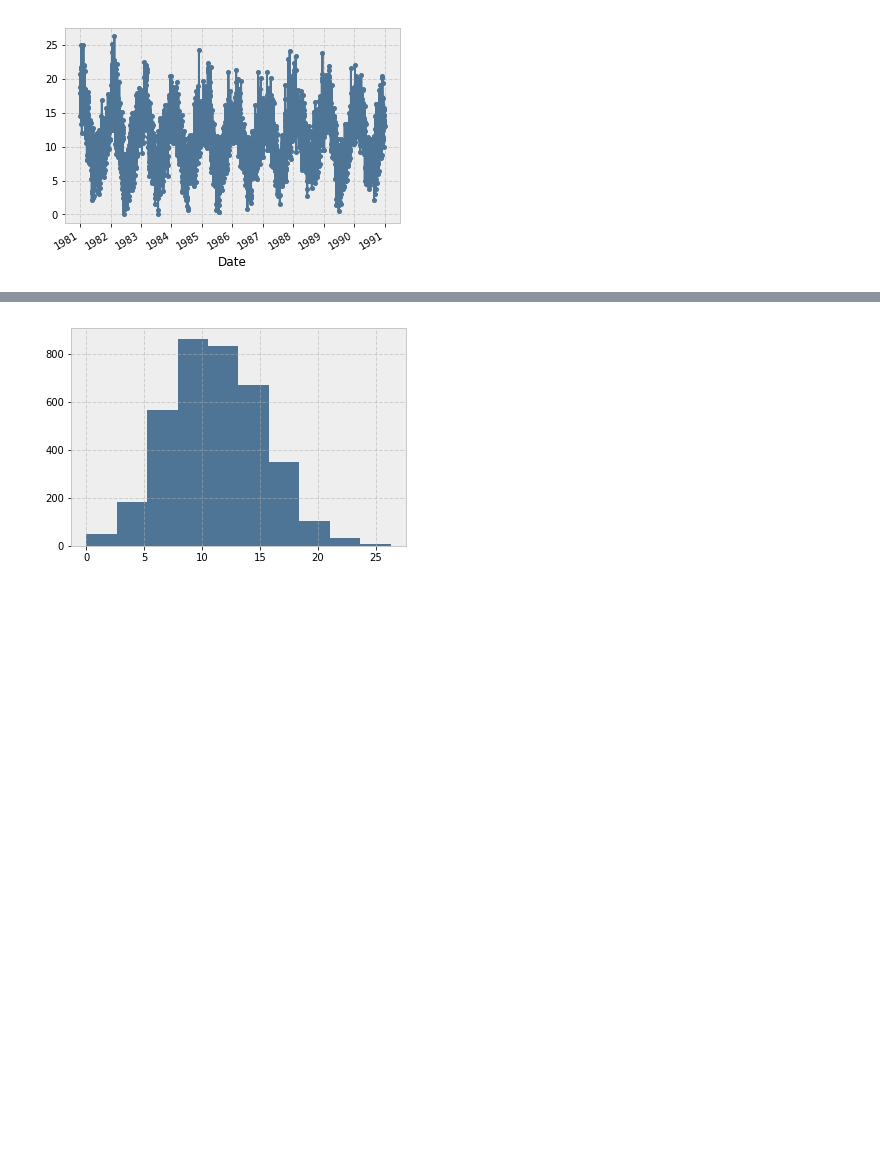
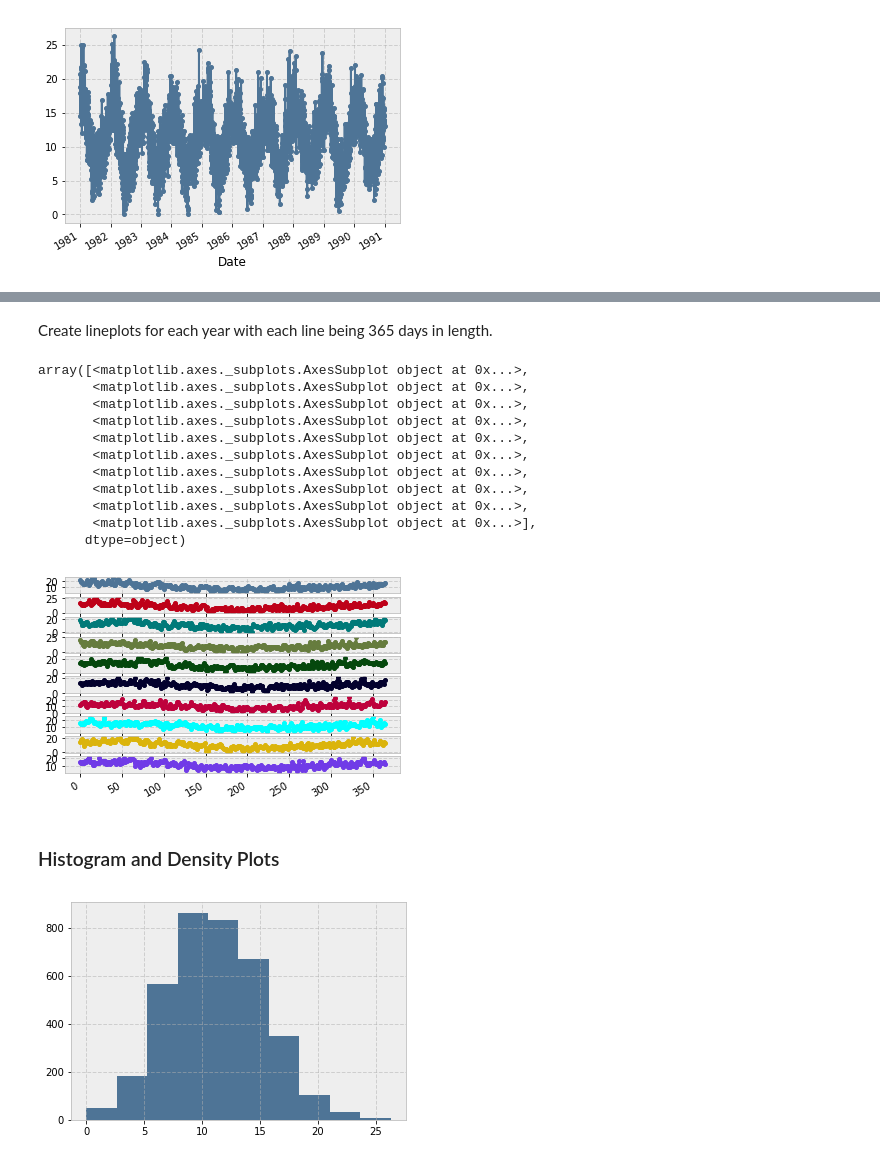
Before and after one commit to milindnirgun/pycharts, a Jupyter notebook: TimeSeries.ipynb, the cells around one changed output, grey strips where cells are left out. Saved outputs shown, nothing was run; the diff lists cells and outputs as text; code cells hidden in the pictures; blank space fills up the shorter version.

```diff
--- a/TimeSeries.ipynb
+++ b/TimeSeries.ipynb
@@ -47,3 +70,22 @@ ValueError: Length of values does not match length of index
+# %% [markdown]
+Create lineplots for each year with each line being 365 days in length.
+# %%
+years.plot(subplots=True, legend=False);
+# %% [output]
+array([<matplotlib.axes._subplots.AxesSubplot object at 0x...>,
+       <matplotlib.axes._subplots.AxesSubplot object at 0x...>,
+       <matplotlib.axes._subplots.AxesSubplot object at 0x...>,
+       <matplotlib.axes._subplots.AxesSubplot object at 0x...>,
+       <matplotlib.axes._subplots.AxesSubplot object at 0x...>,
+       <matplotlib.axes._subplots.AxesSubplot object at 0x...>,
+       <matplotlib.axes._subplots.AxesSubplot object at 0x...>,
+       <matplotlib.axes._subplots.AxesSubplot object at 0x...>,
+       <matplotlib.axes._subplots.AxesSubplot object at 0x...>,
+       <matplotlib.axes._subplots.AxesSubplot object at 0x...>],
+      dtype=object)
+[figure, added]
+# %% [markdown]
+### Histogram and Density Plots
 # %%
 series.hist();
 # %% [output]
```
Also changed, not shown: parts of 16 cells of this notebook, 1 other file.
